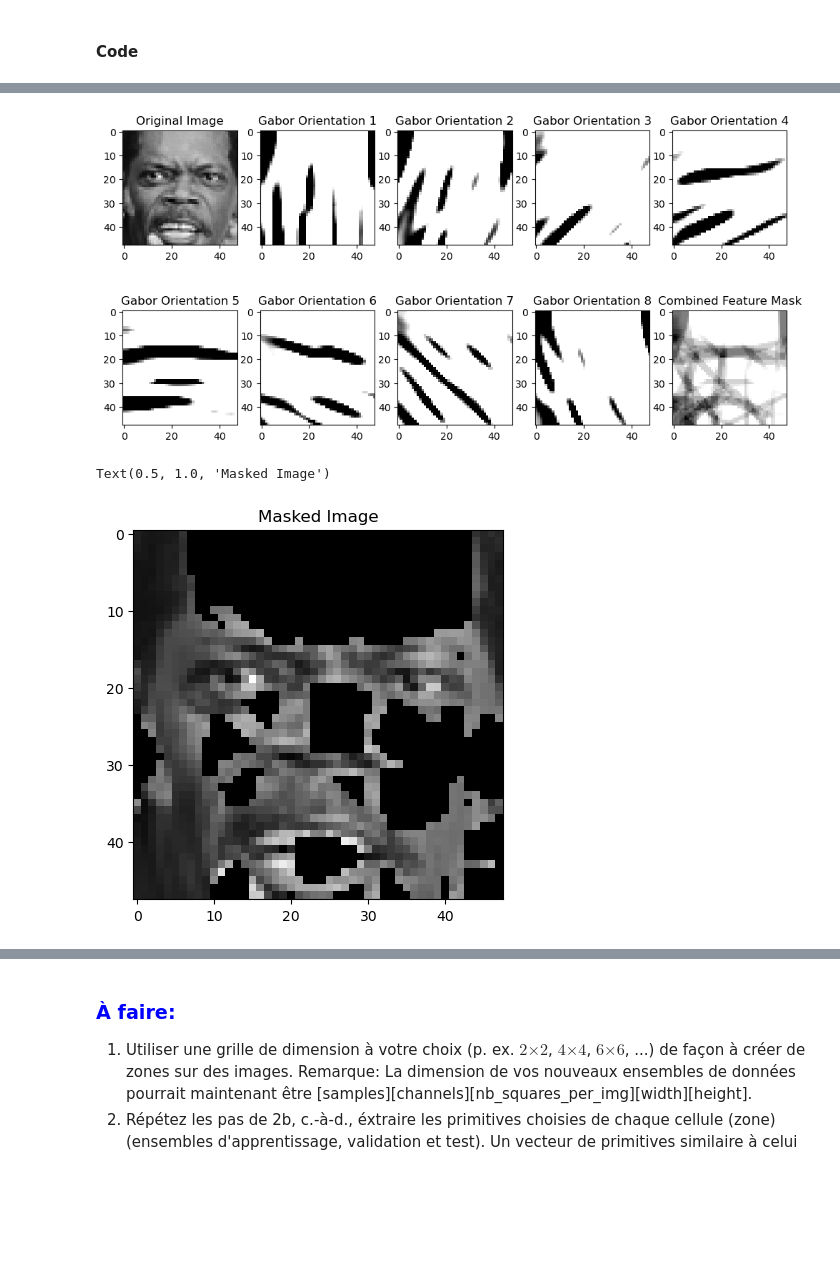
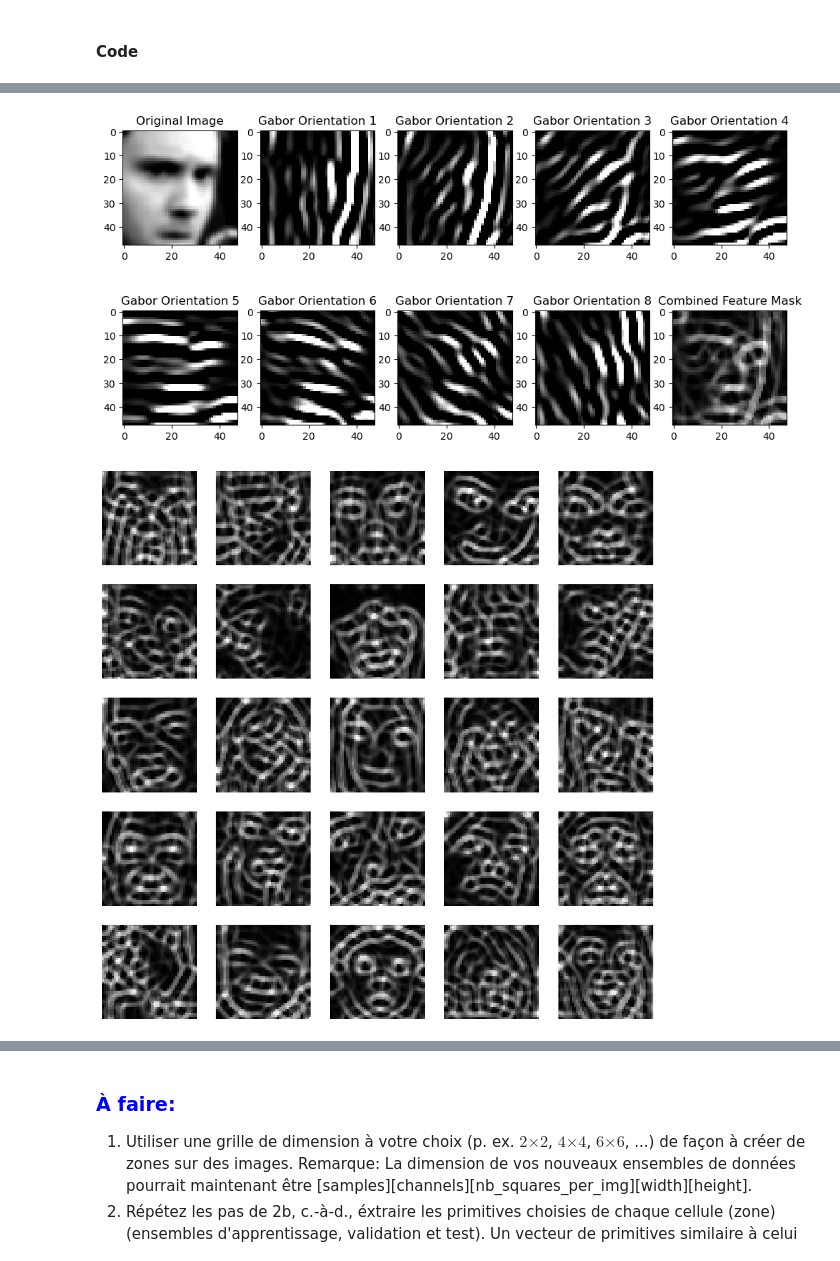
Before and after one commit to Scammaz/771-lab2, a Jupyter notebook: Lab2_GTI771_H24_Ver2.ipynb, the cells around one changed output, grey strips where cells are left out. Cells and saved outputs as stored; diff of their text form; code cells hidden in the pictures; blank space fills up the shorter version.

```diff
--- a/Lab2_GTI771_H24_Ver2.ipynb
+++ b/Lab2_GTI771_H24_Ver2.ipynb
@@ -49,7 +49,7 @@ Point de départ: *fer2013-clean.csv* ou *fer2013-clean-pre.csv*
 # Load data - Au choix:
 
 # ferData = np.loadtxt( 'fer2013-clean.csv', delimiter=',', dtype=str )
-ferData = np.loadtxt( 'content/fer2013-clean.csv', delimiter=',', dtype=str )
+ferData = np.loadtxt( 'content/fer2013-clean-pre.csv', delimiter=',', dtype=str )
 
 training_data = ferData[ferData[:, 2] == 'Training']
 validation_data = ferData[ferData[:, 2] == 'PublicTest']
@@ -73,6 +73,11 @@ ytest = np.array(test_data[:,0], dtype=np.float32)
 print(Xtrain.shape, Xval.shape, Xtest.shape)
 # %% [output]
 (28657, 2304) (3582, 2304) (3580, 2304)
+# %%
+
+Xtrain = Xtrain.reshape( Xtrain.shape[0], 1, 48, 48 ).astype('uint8')
+Xtest  = Xtest.reshape( Xtest.shape[0], 1, 48, 48 ).astype('uint8')
+Xval   = Xval.reshape( Xval.shape[0], 1, 48, 48 ).astype('uint8')
 # %% [markdown]
 # Partie 2: Extraction de primitives
 
@@ -148,8 +269,15 @@ Le vecteur de sortie dépend des dimensions de l'image et le nombre de filtre ap
 # Votre code ici
 import cv2
 import numpy as np
+from skimage import color, feature, filters, io
+from skimage.filters import unsharp_mask
 
-def build_gabor_kernels(ksize=31, sigma=4.0, theta=0, lambd=10.0, gamma=0.5, psi=0):
+#def build_gabor_kernels(ksize=31, sigma=3.25, theta=0, lambd=10.0, gamma=1.5, psi=0):
+
+image_path = "download.jpeg"
+
+
+def build_gabor_kernels(ksize=33, sigma=3.9, theta=0, lambd=6.0, gamma=1.5, psi=0):
     kernel = cv2.getGaborKernel((ksize, ksize), sigma, theta, lambd, gamma, psi, ktype=cv2.CV_32F)
     return kernel
 
@@ -162,7 +290,7 @@ for i in range(orientations):
     kernels.append(build_gabor_kernels(theta=theta))
 
 
-image = Xtrain[10].reshape(48, 48)
+image = Xtrain[0].reshape(48, 48)
 
 
 # Apply gabor filter, return the filtered images, combined image, masked image and mask
@@ -187,40 +315,49 @@ def apply_image_filter(image):
     combined_image = combined_image.astype(np.uint8)
 
     masked = combined_image.copy()
     threshold = 200
     #masked[masked < threshold] = 0
-
     masked_image = cv2.bitwise_and(image, image, mask=255-masked.astype(np.uint8))
-
 
     return filtered_images, combined_image, masked_image, masked
 
 
 fil, com, masked_image, masko = apply_image_filter(image)
 
 # Visualize the results
 plt.figure(figsize=(12, 6))
 plt.subplot(2, 5, 1)
 plt.imshow(image, cmap='gray')
 plt.title('Original Image')
 
 for i, filtered_image in enumerate(fil):
     plt.subplot(2, 5, i + 2)
     plt.imshow(filtered_image, cmap='gray')
     plt.title(f'Gabor Orientation {i+1}')
 
 plt.subplot(2, 5, orientations + 2)
 plt.imshow(masko, cmap='gray')
 plt.title('Combined Feature Mask')
 
 plt.show()
 
-plt.imshow(masked_image, cmap='gray')
-plt.title('Masked Image')
+#plt.imshow(masked_image, cmap='gray')
+#plt.title('Masked Image')
+# Visualize random masked images
+
+plt.figure(figsize=(12, 12))
+for i in range(5):
+    for j in range(5):
+        random_index = np.random.randint(0, Xtrain.shape[0])
+        fil, com, masked_image, masko = apply_image_filter(Xtrain[random_index].reshape(48, 48))
+        plt.subplot(5, 5, i*5+j+1)
+        plt.imshow(masko, cmap='gray')
+        plt.axis('off')
+
+plt.show()
 # %% [output]
-[figure, old version]
+[figure, new version]
-Text(0.5, 1.0, 'Masked Image')
-[figure, old version]
+[figure, new version]
 # %% [markdown]
 ## 2c: Extraction locale des primitives
 
```
Also changed, not shown: parts of 2 cells of this notebook, 1 other file.
